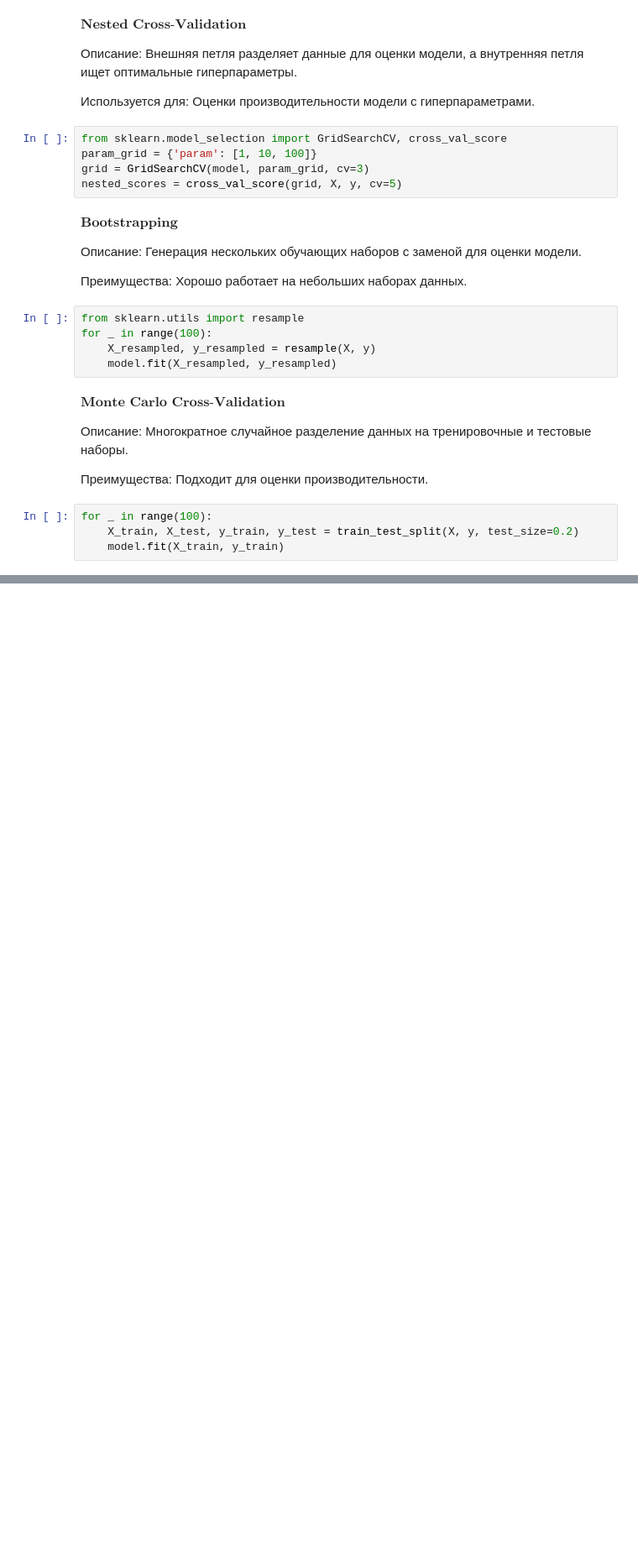
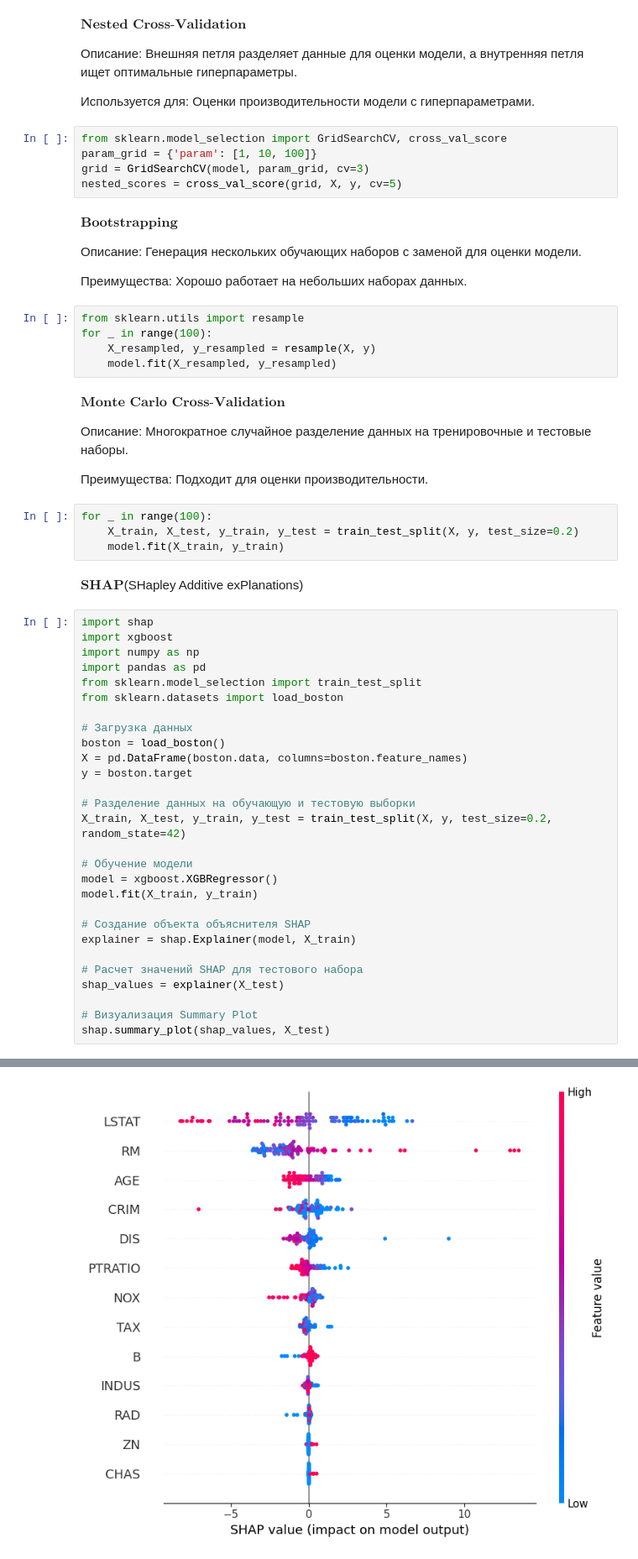
Before and after one commit to NEurosgen/Patterns-ML-DL, a Jupyter notebook: ModelPatern.ipynb, the cells around one changed output, grey strips where cells are left out. Shown: that part at 84% size. Cells and saved outputs as stored; diff of their text form; blank space fills up the shorter version.

Commit message:
SHAP ADD

```diff
--- a/ModelPatern.ipynb
+++ b/ModelPatern.ipynb
@@ -99,3 +99,34 @@ $\textbf{Monte Carlo Cross-Validation}$
 for _ in range(100):
     X_train, X_test, y_train, y_test = train_test_split(X, y, test_size=0.2)
     model.fit(X_train, y_train)
+# %% [markdown]
+$\textbf{SHAP}$(SHapley Additive exPlanations)
+# %%
+import shap
+import xgboost
+import numpy as np
+import pandas as pd
+from sklearn.model_selection import train_test_split
+from sklearn.datasets import load_boston
+
+# Загрузка данных
+boston = load_boston()
+X = pd.DataFrame(boston.data, columns=boston.feature_names)
+y = boston.target
+
+# Разделение данных на обучающую и тестовую выборки
+X_train, X_test, y_train, y_test = train_test_split(X, y, test_size=0.2, random_state=42)
+
+# Обучение модели
+model = xgboost.XGBRegressor()
+model.fit(X_train, y_train)
+
+# Создание объекта объяснителя SHAP
+explainer = shap.Explainer(model, X_train)
+
+# Расчет значений SHAP для тестового набора
+shap_values = explainer(X_test)
+
+# Визуализация Summary Plot
+shap.summary_plot(shap_values, X_test)
+# %% [output]
@@ -101,0 +150 @@ for _ in range(100):
+[figure, added]
```
Also changed, not shown: parts of 8 cells of this notebook, 5 other files.
